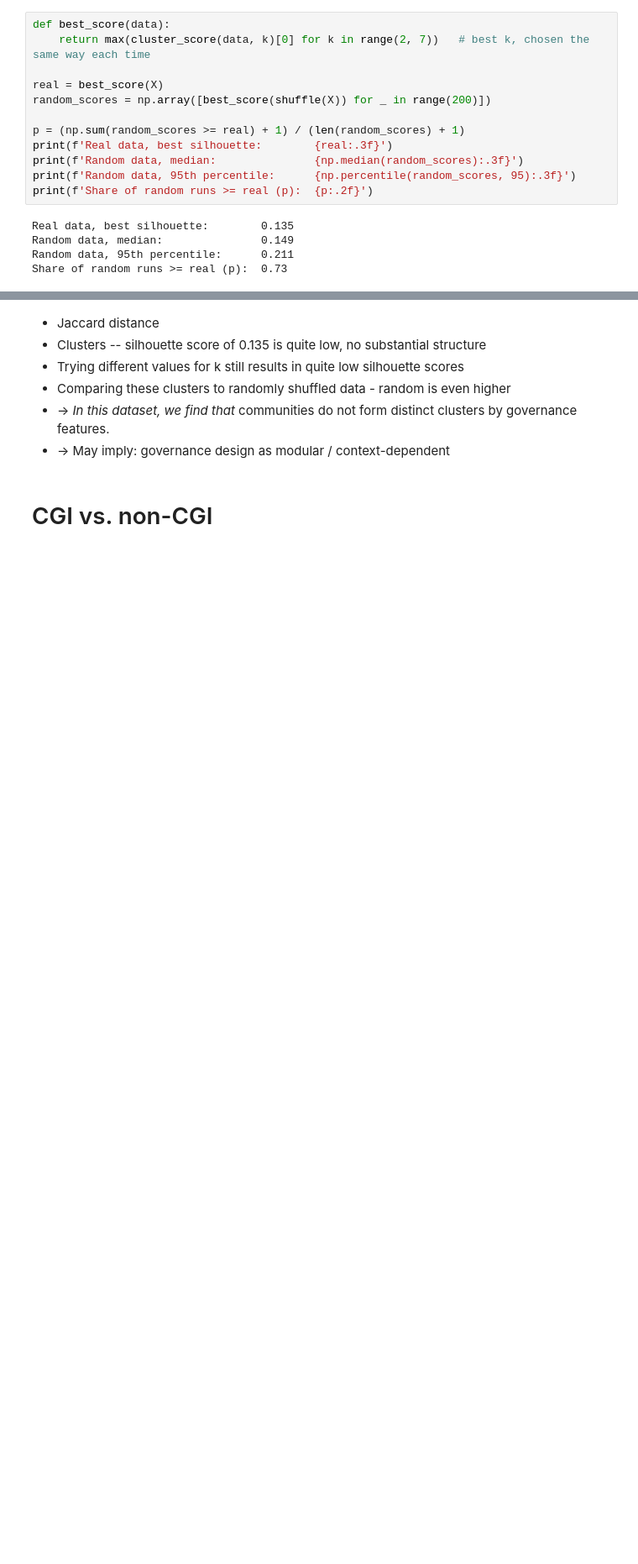
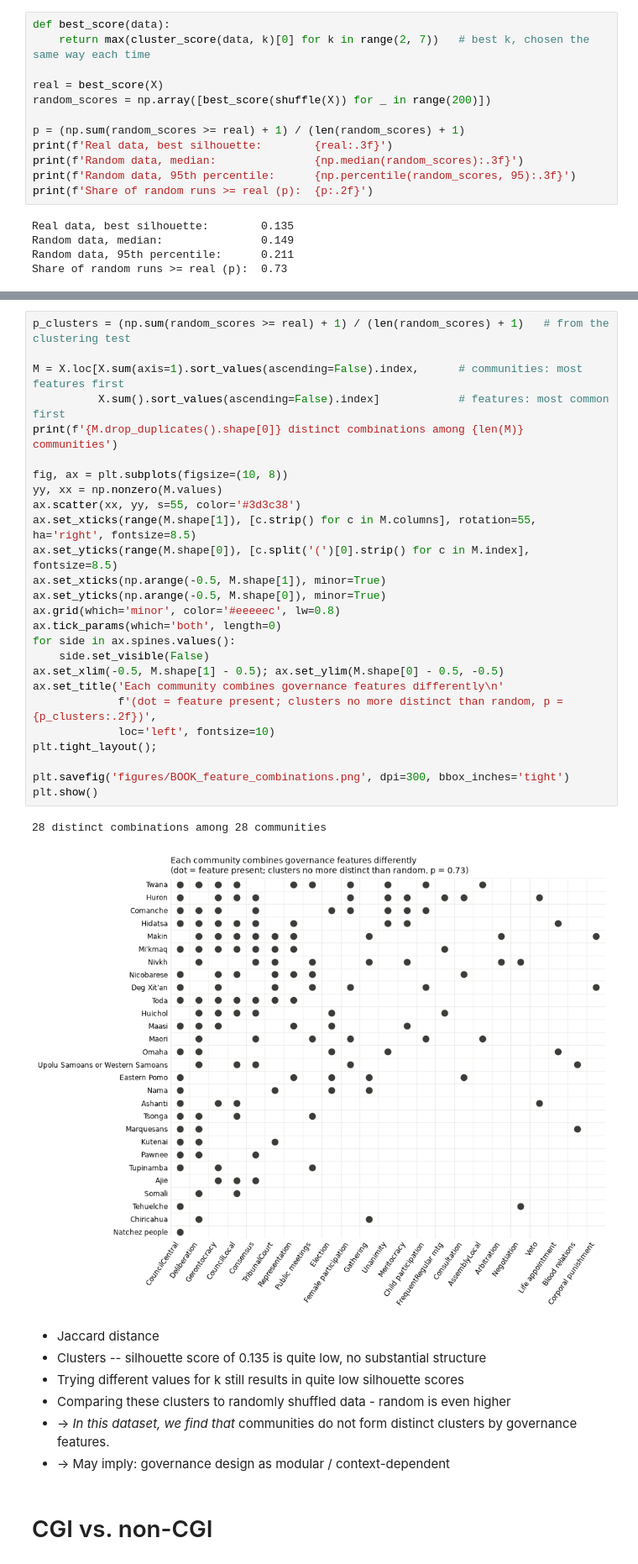
Before and after one commit to rileynwong/cgi-analysis, a Jupyter notebook: CGI_Replication_Manual.ipynb, the cells around one changed output, grey strips where cells are left out. Shown at 84% size. Saved outputs shown, nothing was run; the diff lists cells and outputs as text; blank space fills up the shorter version.

```diff
--- a/CGI_Replication_Manual.ipynb
+++ b/CGI_Replication_Manual.ipynb
@@ -722,5 +770,34 @@ plt.tight_layout(); plt.show()
 # %% [output]
 [figure]
+# %%
+p_clusters = (np.sum(random_scores >= real) + 1) / (len(random_scores) + 1)   # from the clustering test
+
+M = X.loc[X.sum(axis=1).sort_values(ascending=False).index,      # communities: most features first
+          X.sum().sort_values(ascending=False).index]            # features: most common first
+print(f'{M.drop_duplicates().shape[0]} distinct combinations among {len(M)} communities')
+
+fig, ax = plt.subplots(figsize=(10, 8))
+yy, xx = np.nonzero(M.values)
+ax.scatter(xx, yy, s=55, color='#3d3c38')
+ax.set_xticks(range(M.shape[1]), [c.strip() for c in M.columns], rotation=55, ha='right', fontsize=8.5)
+ax.set_yticks(range(M.shape[0]), [c.split('(')[0].strip() for c in M.index], fontsize=8.5)
+ax.set_xticks(np.arange(-0.5, M.shape[1]), minor=True)
+ax.set_yticks(np.arange(-0.5, M.shape[0]), minor=True)
+ax.grid(which='minor', color='#eeeeec', lw=0.8)
+ax.tick_params(which='both', length=0)
+for side in ax.spines.values():
+    side.set_visible(False)
+ax.set_xlim(-0.5, M.shape[1] - 0.5); ax.set_ylim(M.shape[0] - 0.5, -0.5)
+ax.set_title('Each community combines governance features differently\n'
+             f'(dot = feature present; clusters no more distinct than random, p = {p_clusters:.2f})',
+             loc='left', fontsize=10)
+plt.tight_layout();
+
+plt.savefig('figures/BOOK_feature_combinations.png', dpi=300, bbox_inches='tight')
+plt.show()
+# %% [output]
+28 distinct combinations among 28 communities
+[figure, added]
 # %% [markdown]
 - Jaccard distance
 - Clusters -- silhouette score of 0.135 is quite low, no substantial structure
```
Also changed, not shown: parts of 39 cells of this notebook.
